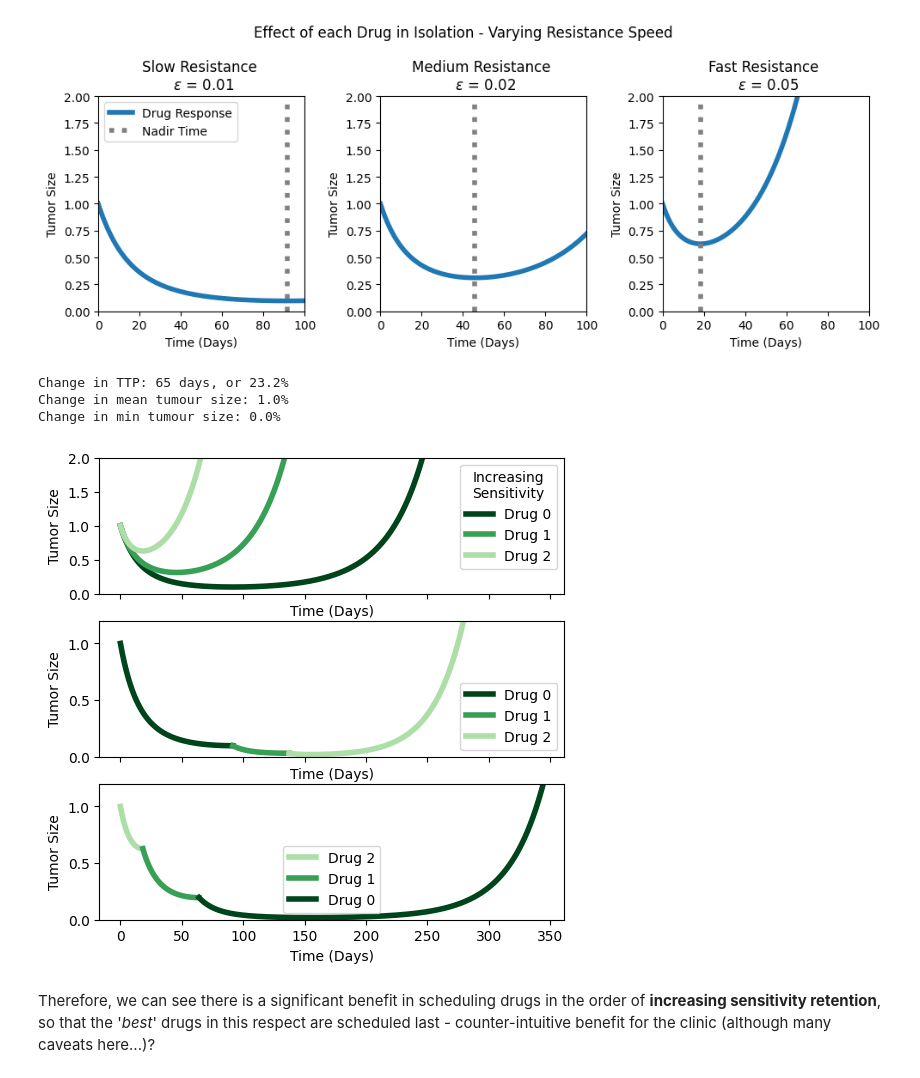
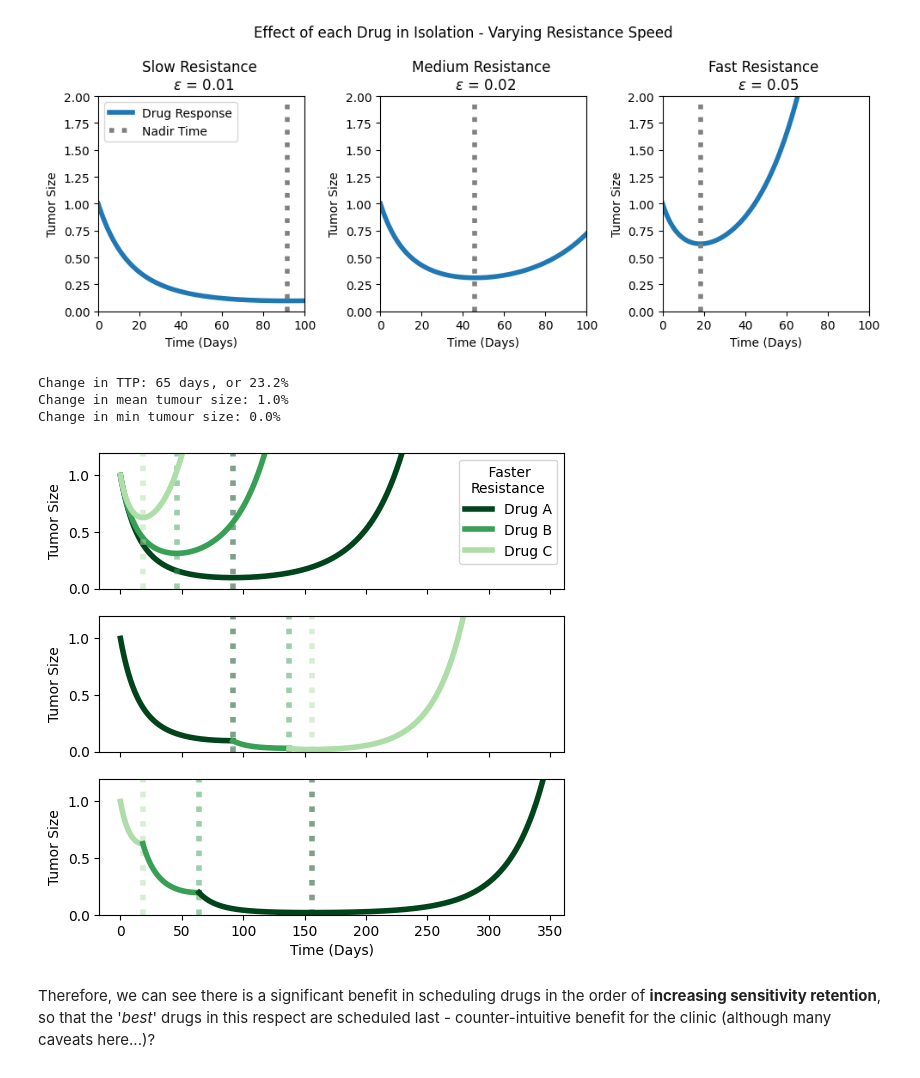
Before and after one commit to KCGallagher/treatment-sequencing, a Jupyter notebook: treatment_schedules.ipynb, the cells around one changed output. Cells and saved outputs as stored; diff of their text form; code cells hidden in the pictures.

```diff
--- a/treatment_schedules.ipynb
+++ b/treatment_schedules.ipynb
@@ -90,22 +127,26 @@ def plot_drug_sequence(ax, seq, cols, lambda_vals, epsilon_vals, gamma0_vals=[1,
     return full_df
 # %%
+
 fig, axs = plt.subplots(3, 1, figsize=(6, 6), sharex=True)
 
 cols_sens = colormaps.get_cmap('Greens_r')(np.linspace(0, 1, 4))[:-1]
 
 for i, col in enumerate(cols_sens):
-    plot_drug_sequence(axs[0], [i], cols_sens, lambda_vals, epsilon_vals, gamma0_vals=[gamma0]*3, prog_thresh=2)
+    plot_drug_sequence(axs[0], [i], cols_sens, lambda_vals, epsilon_vals, gamma0_vals=[gamma0]*3, prog_size=1.2, plot_nadir=True)
 
-dec_sensitivity_df = plot_drug_sequence(axs[1], [0, 1, 2], cols_sens, lambda_vals, epsilon_vals, gamma0_vals=[gamma0]*3, prog_thresh=1.2)
-inc_sensitivity_df = plot_drug_sequence(axs[2], [2, 1, 0], cols_sens, lambda_vals, epsilon_vals, gamma0_vals=[gamma0]*3, prog_thresh=1.2)
-axs[0].get_legend().set_title("Increasing\nSensitivity");
+dec_sensitivity_df = plot_drug_sequence(axs[1], [0, 1, 2], cols_sens, lambda_vals, epsilon_vals, gamma0_vals=[gamma0]*3, prog_size=1.2, plot_nadir=True)
+inc_sensitivity_df = plot_drug_sequence(axs[2], [2, 1, 0], cols_sens, lambda_vals, epsilon_vals, gamma0_vals=[gamma0]*3, prog_size=1.2, plot_nadir=True)
+axs[0].get_legend().set_title("    Faster\nResistance");
+axs[1].get_legend().remove(); axs[2].get_legend().remove()
+axs[0].set_xlabel(''); axs[1].set_xlabel('');
+plt.savefig('images/drug_sensitivity_comparison.png')
 
 compare_df(dec_sensitivity_df, inc_sensitivity_df)
 # %% [output]
 Change in TTP: 65 days, or 23.2%
 Change in mean tumour size: 1.0%
 Change in min tumour size: 0.0%
-[figure, old version]
+[figure, new version]
 # %% [markdown]
 Therefore, we can see there is a significant benefit in scheduling drugs in the order of **increasing sensitivity retention**, so that the '_best_' drugs in this respect are scheduled last - counter-intuitive benefit for the clinic (although many caveats here...)?
 # %% [markdown]
```
Also changed, not shown: parts of 30 cells of this notebook.
